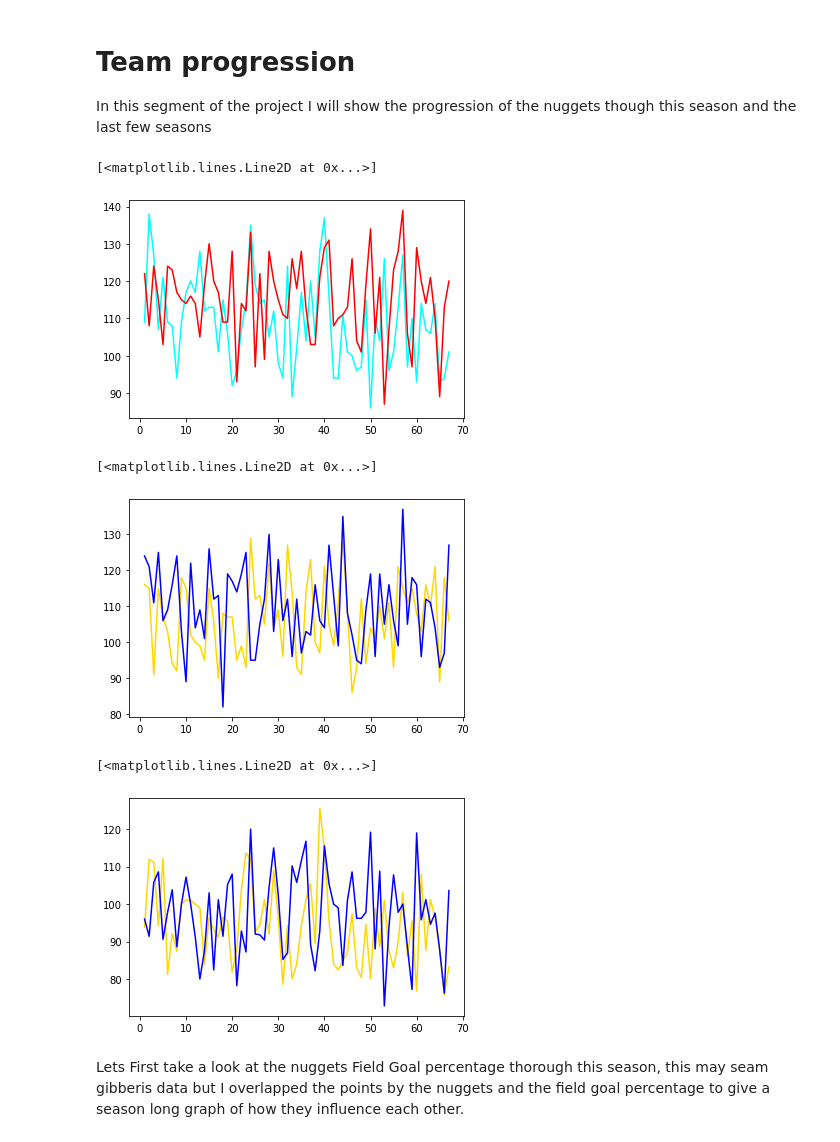
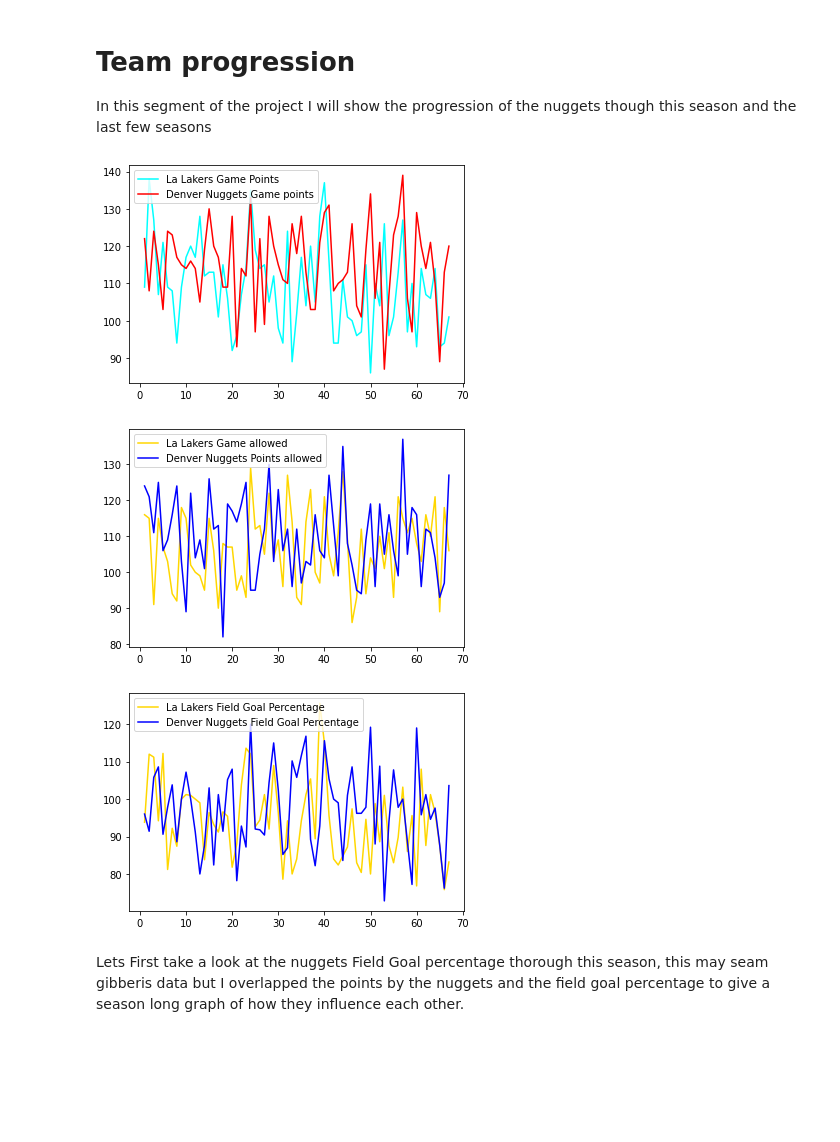
Before and after one commit to luke-a-white/CSU_DSCI_235_Project, a Jupyter notebook: DSCI_235_Final_Project.ipynb, the cells around one changed output. Saved outputs shown, nothing was run; the diff lists cells and outputs as text; code cells hidden in the pictures; blank space fills up the shorter version.

```diff
--- a/DSCI_235_Final_Project.ipynb
+++ b/DSCI_235_Final_Project.ipynb
@@ -166,25 +166,25 @@ In this segment of the project I will show the progression of the nuggets though
 nugG2 = nugG2G.loc[:66, 'Rk':'PF']
 nugG2
 lag2 = lag2g.loc[:66, 'Rk':'PF']
-plt.plot(nugG2.loc[:, 'Rk'], lag2.loc[:,'Tm'], color = 'Aqua')
+plt.plot(nugG2.loc[:, 'Rk'], lag2.loc[:,'Tm'], label = 'La Lakers Game Points', color = 'Aqua')
 
-plt.plot(nugG2.loc[:, 'Rk'], nugG2.loc[:,'Tm'], color = 'Red')
+plt.plot(nugG2.loc[:, 'Rk'], nugG2.loc[:,'Tm'], label = 'Denver Nuggets Game points', color = 'Red')
+plt.legend(loc="upper left");
 # %% [output]
-[<matplotlib.lines.Line2D at 0x...>]
-[figure, old version]
+[figure, new version]
 # %%
-plt.plot(nugG2.loc[:, 'Rk'], lag2.loc[:,'Opp.1'], color = 'Gold')
-plt.plot(nugG2.loc[:, 'Rk'], nugG2.loc[:,'Opp.1'], color = 'Blue')
+plt.plot(nugG2.loc[:, 'Rk'], lag2.loc[:,'Opp.1'], label = 'La Lakers Game allowed',  color = 'Gold')
+plt.plot(nugG2.loc[:, 'Rk'], nugG2.loc[:,'Opp.1'], label = 'Denver Nuggets Points allowed', color = 'Blue')
+plt.legend(loc="upper left");
 # %% [output]
-[<matplotlib.lines.Line2D at 0x...>]
-[figure, old version]
+[figure, new version]
 # %%
 nugG2
-plt.plot(nugG2.loc[:, 'Rk'], (lag2.loc[:,'FG%'])*200, color = 'Gold')
-plt.plot(nugG2.loc[:, 'Rk'], (nugG2.loc[:,'FG%'])*200, color = 'Blue')
+plt.plot(nugG2.loc[:, 'Rk'], (lag2.loc[:,'FG%'])*200, label = 'La Lakers Field Goal Percentage', color = 'Gold')
+plt.plot(nugG2.loc[:, 'Rk'], (nugG2.loc[:,'FG%'])*200, label = 'Denver Nuggets Field Goal Percentage',  color = 'Blue')
+plt.legend(loc="upper left");
 # %% [output]
-[<matplotlib.lines.Line2D at 0x...>]
-[figure, old version]
+[figure, new version]
 # %% [markdown]
 Lets First take a look at the nuggets Field Goal percentage thorough this season, this may seam gibberis data but I overlapped the points by the nuggets and the field goal percentage to give a season long graph of how they influence each other.
 # %%
```
Also changed, not shown: parts of 2 cells of this notebook.
